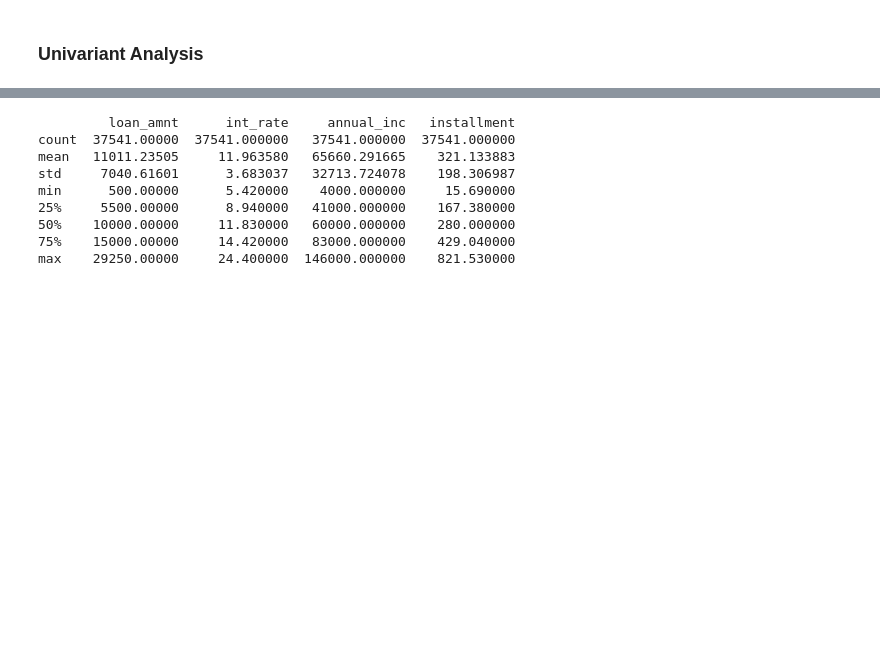
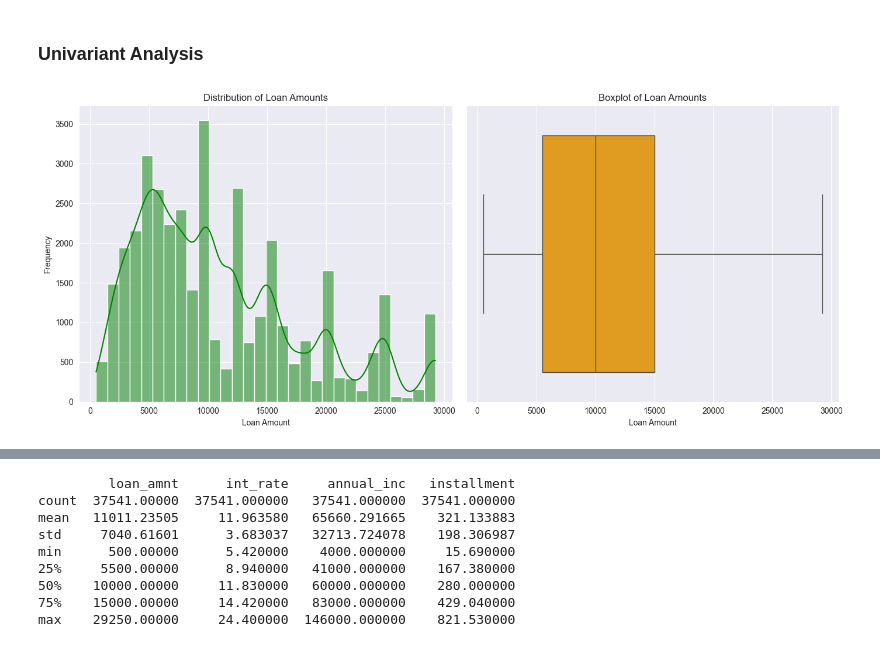
Before and after one commit to muralik31/Lending-Club-Case-Study, a Jupyter notebook: Murali_Krishna_Kondapally.ipynb, the cells around one changed output, grey strips where cells are left out. Drawn from its saved outputs; the diff is of its cells as text; code cells hidden in the pictures; blank space fills up the shorter version.

```diff
--- a/Murali_Krishna_Kondapally.ipynb
+++ b/Murali_Krishna_Kondapally.ipynb
@@ -644,3 +656,24 @@ The following columns are categorical in the dataset:
 - addr_state (State of Borrower)
 # %% [markdown]
 ### Univariant Analysis
+# %%
+# Plot for `loan_amnt`
+plt.figure(figsize=(14, 6))
+
+# Histogram
+plt.subplot(1, 2, 1)
+sns.histplot(df_latest['loan_amnt'], kde=True, color='green', bins=30)
+plt.title('Distribution of Loan Amounts')
+plt.xlabel('Loan Amount')
+plt.ylabel('Frequency')
+
+# Boxplot
+plt.subplot(1, 2, 2)
+sns.boxplot(data=df_latest, x='loan_amnt', color='orange')
+plt.title('Boxplot of Loan Amounts')
+plt.xlabel('Loan Amount')
+
+plt.tight_layout()
+plt.show()
+# %% [output]
+[figure, added]
```
Also changed, not shown: parts of 23 cells of this notebook.
